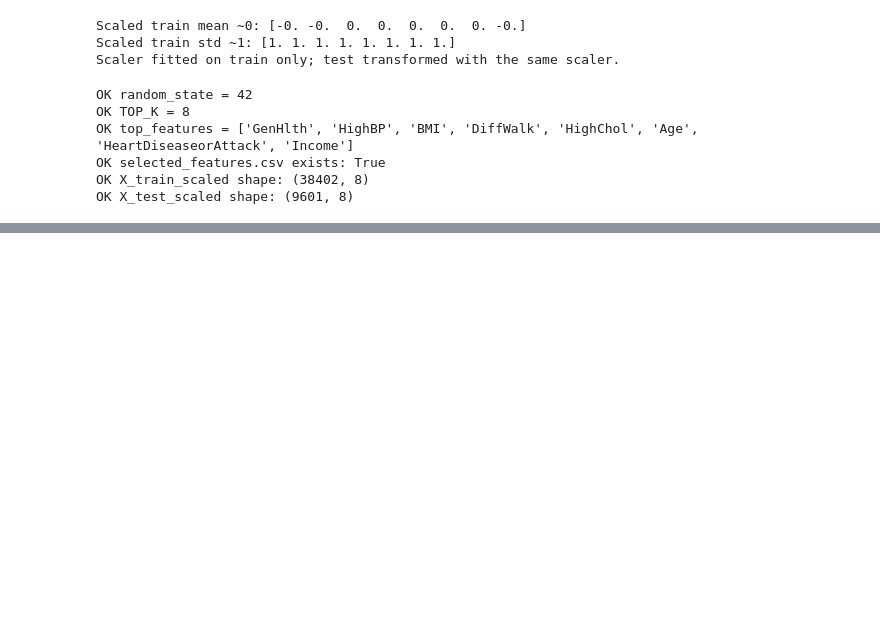
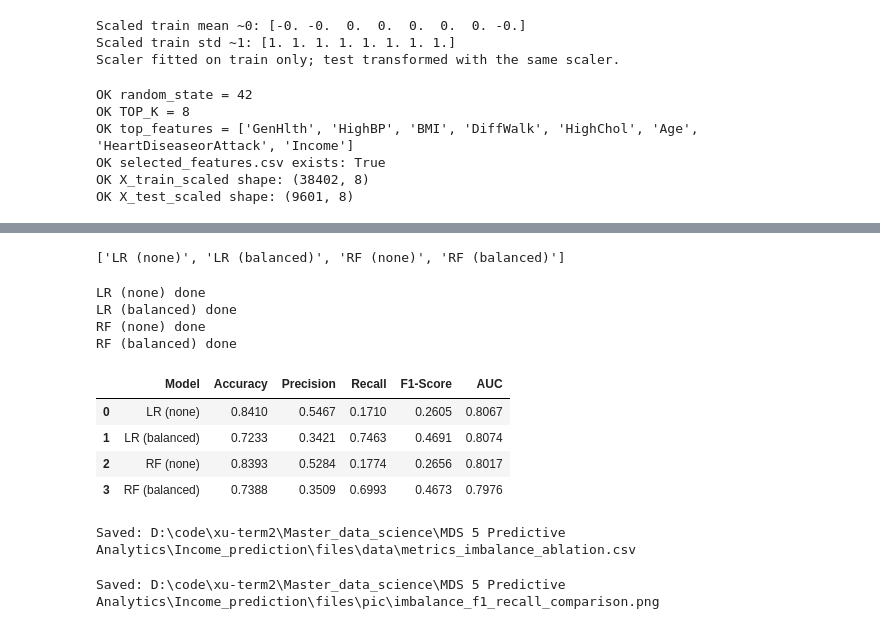
Before and after one commit to nikk909/mds5_Income_prediction, a Jupyter notebook: diabetes_ml_benchmark.ipynb, the cells around one changed output, grey strips where cells are left out. Drawn from its saved outputs; the diff is of its cells as text; code cells hidden in the pictures; blank space fills up the shorter version.

```diff
--- a/diabetes_ml_benchmark.ipynb
+++ b/diabetes_ml_benchmark.ipynb
@@ -425,0 +625,77 @@ OK X_test_scaled shape: (9601, 8)
+# %%
+# 10. Define imbalance ablation models
+imbalance_models = {
+    "LR (none)": LogisticRegression(max_iter=1000, random_state=RANDOM_STATE),
+    "LR (balanced)": LogisticRegression(
+        max_iter=1000, class_weight="balanced", random_state=RANDOM_STATE
+    ),
+    "RF (none)": RandomForestClassifier(
+        n_estimators=100, max_depth=12, random_state=RANDOM_STATE, n_jobs=-1
+    ),
+    "RF (balanced)": RandomForestClassifier(
+        n_estimators=100,
+        max_depth=12,
+        class_weight="balanced",
+        random_state=RANDOM_STATE,
+        n_jobs=-1,
+    ),
+}
+list(imbalance_models.keys())
+# %% [output]
+['LR (none)', 'LR (balanced)', 'RF (none)', 'RF (balanced)']
+# %%
+# 11. Train ablation models and collect metrics
+imbalance_results = []
+for name, model in imbalance_models.items():
+    model.fit(X_train_scaled, y_train)
+    y_pred = model.predict(X_test_scaled)
+    y_score = get_scores(model, X_test_scaled)
+    imbalance_results.append(
+        {
+            "Model": name,
+            "Accuracy": accuracy_score(y_test, y_pred),
+            "Precision": precision_score(y_test, y_pred, zero_division=0),
+            "Recall": recall_score(y_test, y_pred, zero_division=0),
+            "F1-Score": f1_score(y_test, y_pred, zero_division=0),
+            "AUC": roc_auc_score(y_test, y_score),
+        }
+    )
+    print(name, "done")
+
+df_imbalance = pd.DataFrame(imbalance_results)
+display(df_imbalance.round(4))
+
+ablation_path = DATA_DIR / "metrics_imbalance_ablation.csv"
+df_imbalance.to_csv(ablation_path, index=False)
+print("Saved:", ablation_path)
+# %% [output]
+LR (none) done
+LR (balanced) done
+RF (none) done
+RF (balanced) done
+|  | Model | Accuracy | Precision | Recall | F1-Score | AUC |
+| 0 | LR (none) | 0.8410 | 0.5467 | 0.1710 | 0.2605 | 0.8067 |
+| 1 | LR (balanced) | 0.7233 | 0.3421 | 0.7463 | 0.4691 | 0.8074 |
+| 2 | RF (none) | 0.8393 | 0.5284 | 0.1774 | 0.2656 | 0.8017 |
+| 3 | RF (balanced) | 0.7388 | 0.3509 | 0.6993 | 0.4673 | 0.7976 |
+Saved: D:\code\xu-term2\Master_data_science\MDS 5 Predictive Analytics\Income_prediction\files\data\metrics_imbalance_ablation.csv
+# %%
+# 12. Ablation bar chart -> files/pic/imbalance_f1_recall_comparison.png
+# 描述性分析提示：balanced 常提高阳性 Recall，Accuracy 可能下降——写进 Analysis 权衡
+plot_df = df_imbalance.melt(
+    id_vars=["Model"],
+    value_vars=["Recall", "F1-Score", "Accuracy"],
+    var_name="Metric",
+    value_name="Score",
+)
+fig, ax = plt.subplots(figsize=(10, 5))
+sns.barplot(data=plot_df, x="Model", y="Score", hue="Metric", ax=ax)
+ax.set_ylim(0, 1)
+ax.set_title("Imbalance Ablation: Recall / F1 / Accuracy")
+ax.tick_params(axis="x", rotation=15)
+fig.tight_layout()
+fig.savefig(PIC_DIR / "imbalance_f1_recall_comparison.png", bbox_inches="tight")
+plt.show()
+print("Saved:", PIC_DIR / "imbalance_f1_recall_comparison.png")
+# %% [output]
+Saved: D:\code\xu-term2\Master_data_science\MDS 5 Predictive Analytics\Income_prediction\files\pic\imbalance_f1_recall_comparison.png
```
Also changed, not shown: parts of 14 cells of this notebook, 11 other files.
